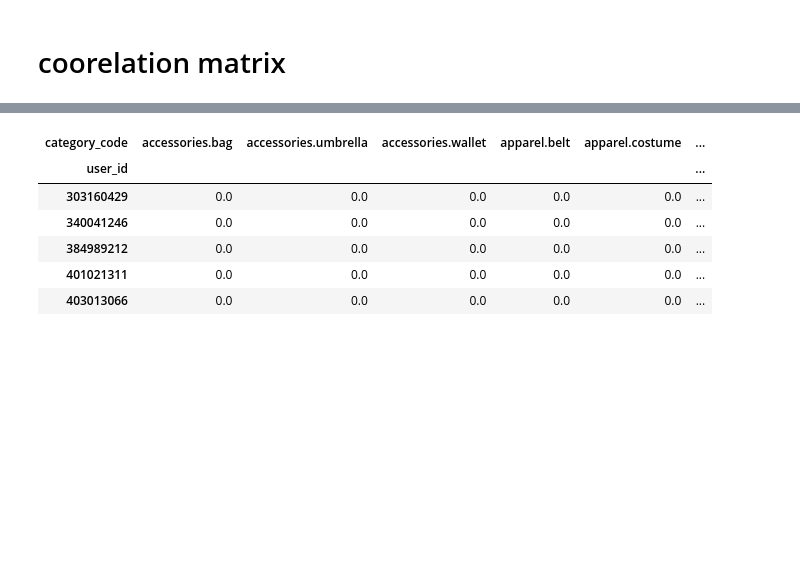
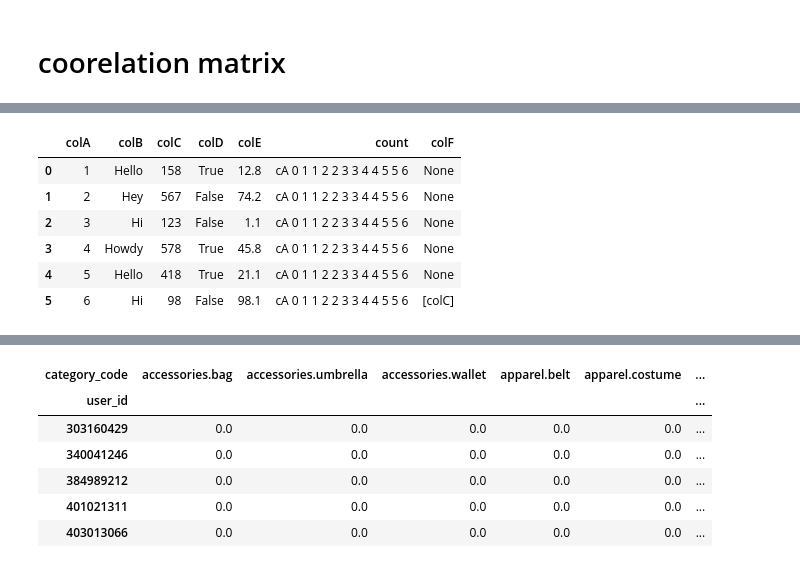
Before and after one commit to Senoirpro/Product-recommendation-for-e-commerce, a Jupyter notebook: senoir.ipynb, the cells around one changed output, grey strips where cells are left out. Drawn from its saved outputs; the diff is of its cells as text; code cells hidden in the pictures; blank space fills up the shorter version.

```diff
--- a/senoir.ipynb
+++ b/senoir.ipynb
@@ -574,0 +650,15 @@ ratings_utility_matrix.head()
+# %%
+import pandas as pd
+
+df = pd.DataFrame(
+    [
+        (1, 'Hello', 158, True, 12.8),
+        (2, 'Hey', 567, False, 74.2),
+        (3, 'Hi', 123, False, 1.1),
+        (4, 'Howdy', 578, True, 45.8),
+        (5, 'Hello', 418, True, 21.1),
+        (6, 'Hi', 98, False, 98.1),
+    ],
+    columns=['colA', 'colB', 'colC', 'colD', 'colE']
+)
+print(df)
@@ -574,0 +673,20 @@ ratings_utility_matrix.head()
+# %%
+def categorise(row):
+    if row['colC'] > 0 and row['colC'] <= 99:
+        return 'A'
+    elif row['colC'] > 100 and row['colC'] <= 199:
+        return 'B'
+    elif row['colC'] > 200  and row['colC'] <= 299:
+        return 'C'
+    return 'D'
+# %%
+df['colF'] = df.apply(lambda row: categorise(row), axis=1)
+df
+# %% [output]
+|  | colA | colB | colC | colD | colE | count | colF |
+| 0 | 1 | Hello | 158 | True | 12.8 | cA 0 1 1 2 2 3 3 4 4 5 5 6 | None |
+| 1 | 2 | Hey | 567 | False | 74.2 | cA 0 1 1 2 2 3 3 4 4 5 5 6 | None |
+| 2 | 3 | Hi | 123 | False | 1.1 | cA 0 1 1 2 2 3 3 4 4 5 5 6 | None |
+| 3 | 4 | Howdy | 578 | True | 45.8 | cA 0 1 1 2 2 3 3 4 4 5 5 6 | None |
+| 4 | 5 | Hello | 418 | True | 21.1 | cA 0 1 1 2 2 3 3 4 4 5 5 6 | None |
+| 5 | 6 | Hi | 98 | False | 98.1 | cA 0 1 1 2 2 3 3 4 4 5 5 6 | [colC] |
```
Also changed, not shown: parts of 21 cells of this notebook.
